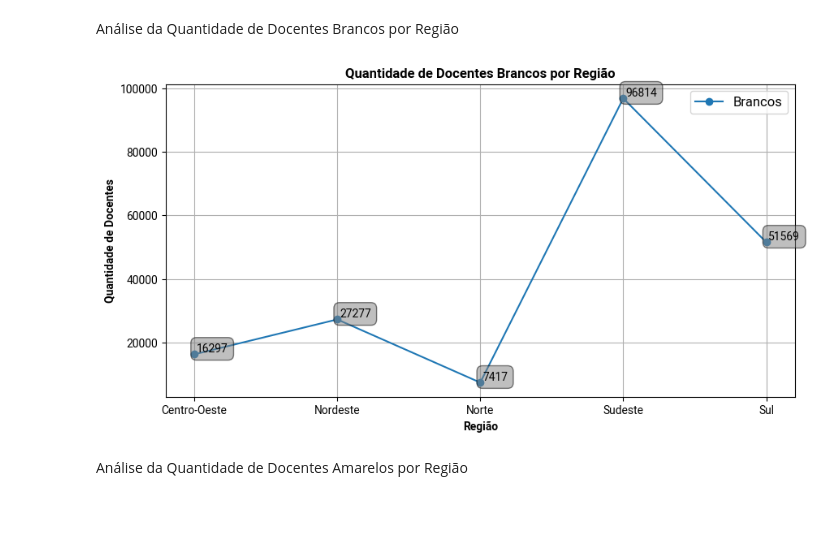
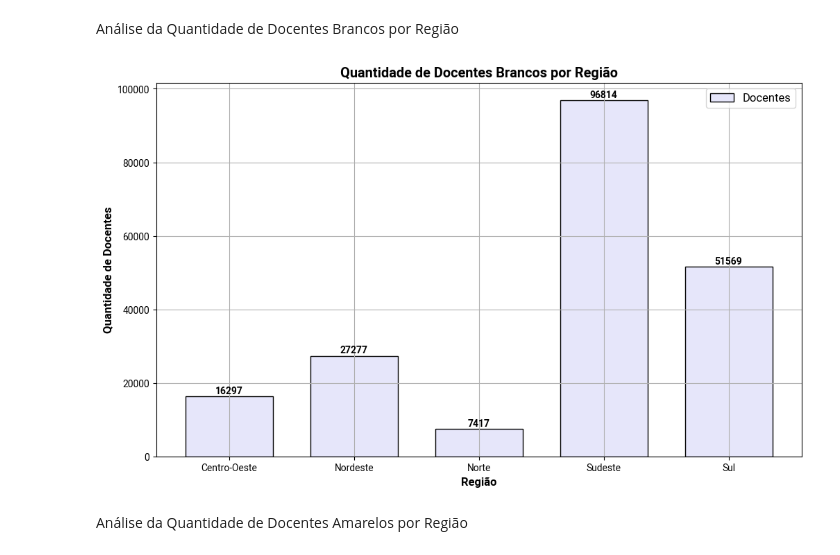
Before and after one commit to luanmenezesmatos/Kick-TrabalhoPython, a Jupyter notebook: script.ipynb, the cells around one changed output. Saved outputs shown, nothing was run; the diff lists cells and outputs as text; code cells hidden in the pictures; blank space fills up the shorter version.

```diff
--- a/script.ipynb
+++ b/script.ipynb
@@ -136,33 +165,59 @@ Análise da Quantidade de Docentes Brancos por Região
 # %%
 dataDocBrancosTotal = ies_df.groupby('NO_REGIAO_IES')['DOC_EX_BRANCA'].sum()
 
-plt.plot(dataDocBrancosTotal.index, dataDocBrancosTotal.values, marker="o") # Plotando o gráfico de linhas
+plt.bar(dataDocBrancosTotal.index, dataDocBrancosTotal.values,
+        color='lavender', width=0.7, edgecolor='black')  # Plotando o gráfico de barras
 
-plt.rcParams['figure.figsize'] = (10, 6) # Alterando o tamanho da figura
+# Alterando o estilo do gráfico
+# Alterando o tamanho da figura (largura, altura)
+plt.rcParams['figure.figsize'] = (12, 7)
+plt.rcParams['font.family'] = 'Roboto'  # Alterando a fonte do gráfico
 
-plt.title('Quantidade de Docentes Brancos por Região')
+# Alterar o estilo das fontes (bold) para os títulos e legendas do gráfico
+# Alterando o peso da fonte do título do eixo X e Y
+plt.rcParams['axes.labelweight'] = 'bold'
+# Alterando o peso da fonte do título do gráfico
+plt.rcParams['axes.titleweight'] = 'bold'
+# Alterando o tamanho da fonte da legendas
+plt.rcParams['legend.fontsize'] = 'large'
 
-plt.xlabel('Região') # Legenda do eixo X
-plt.ylabel('Quantidade de Docentes') # Legenda do eixo Y
+plt.title('Quantidade de Docentes Brancos por Região')  # Título do gráfico
 
-plt.grid(True) # Exibindo as linhas de grade
+plt.xlabel('Região')  # Legenda do eixo X
+plt.ylabel('Quantidade de Docentes')  # Legenda do eixo Y
 
-plt.legend(['Brancos']) # Exibindo a legenda (nome da linha) no gráfico
+plt.grid(True)  # Exibindo as linhas de grade
 
-# Mostrar o valor específico ao lado de cada ponto no gráfico
+plt.legend(['Docentes'])  # Exibindo a legenda (nome da linha) no gráfico """
+
+# Adicionando anotações no topo de cada barra
 for i, j in zip(dataDocBrancosTotal.index, dataDocBrancosTotal.values):
-  plt.annotate(str(j), xy=(i, j), xytext=(2, 2), textcoords='offset points', bbox=dict(boxstyle='round, pad=0.5', fc='gray', alpha=0.5))
-  # xy=(i, j) é o ponto onde será exibido o valor
-  # xytext=(2, 2) é o deslocamento do texto
-  # textcoords='offset points' é o tipo de coordenada do texto
-  # bbox=dict(boxstyle='round, pad=0.5', fc='gray', alpha=0.5) é o estilo da caixa do texto
+    plt.annotate(
+        str(j),
+        xy=(i, j),
+        xytext=(0, 1),  # Deslocamento do texto
+        textcoords='offset points',
+        ha='center',
+        va='bottom',
+        fontweight='bold',
+        font='Roboto',
+    )
+# xy=(i, j) é o ponto onde será exibido o valor
+# xytext=(0, 5) é o deslocamento do texto
+# textcoords='offset points' é o tipo de coordenada do texto
+# ha='center' é o alinhamento horizontal do texto
+# va='bottom' é o alinhamento vertical do texto
+# fontweight='bold' é o peso da fonte do texto
+# font = 'Roboto' é a fonte do texto
 
-caminhoGrafico = os.path.join(os.getcwd() + '/arquivosGraficos', 'docentesBrancosPorRegiao.png') # Caminho para a pasta onde será salvo o gráfico
-plt.savefig(caminhoGrafico) # Salvando o gráfico em uma imagem
+# Caminho para a pasta onde será salvo o gráfico
+caminhoGrafico = os.path.join(
+    os.getcwd() + '/arquivosGraficos', 'docentesBrancosPorRegiao.png')
+plt.savefig(caminhoGrafico)  # Salvando o gráfico em uma imagem
 
-plt.show() # Exibindo o gráfico
+plt.show()  # Exibindo o gráfico
 # %% [output]
-[figure, old version]
+[figure, new version]
 # %% [markdown]
 Análise da Quantidade de Docentes Amarelos por Região
 # %%
```
Also changed, not shown: parts of 8 cells of this notebook, 9 other files.
